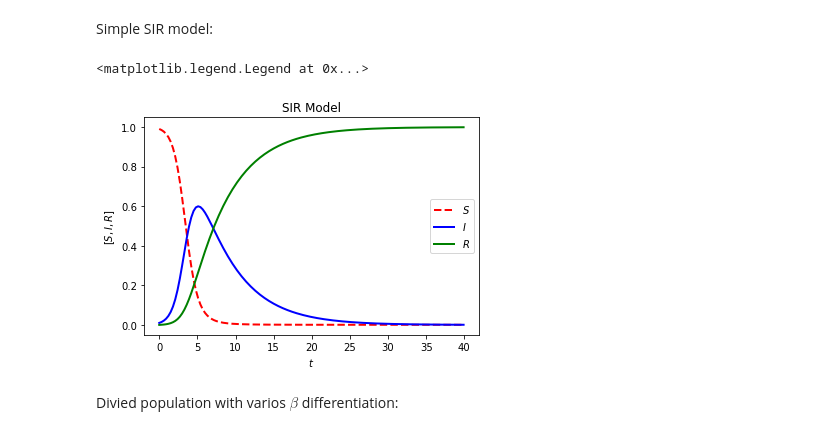
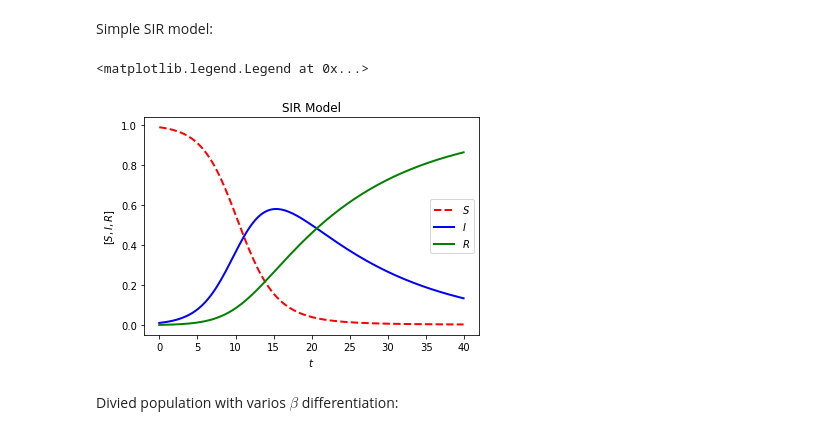
Before and after one commit to ParimahSafarian/Inequality-and-COVID-19, a Jupyter notebook: Fitting_Examiniation.ipynb, the cells around one changed output. Cells and saved outputs as stored; diff of their text form; code cells hidden in the pictures.

```diff
--- a/Fitting_Examiniation.ipynb
+++ b/Fitting_Examiniation.ipynb
@@ -17,36 +17,36 @@ t = np.arange(0,40, 0.3)
 k0=[1 - 0.01, 0.01, 0] #normalized population
 
 #Differential equation
-eta = 1.5
-gamma = 0.2
+eta = 0.5
+gamma = 1/14
 def f(k,t):
     S = k[0]
     I = k[1]
     R = k[2]
     dSdt = -1*eta*I*S
     dIdt = eta*I*S - gamma*I
     dRdt = gamma*I
     return [dSdt, dIdt, dRdt]
 
 
 #Solve
 k_s = odeint(f,k0,t)
 
 #Plotting
 plt.plot(t,k_s[:,0],'r--', linewidth=2.0)
 plt.plot(t,k_s[:,1],'b-', linewidth=2.0)
 plt.plot(t,k_s[:,2],'g-', linewidth=2.0)
 
 #print(k[20, 0])
 plt.title("SIR Model")    #'$\u03B2 =$ {}, $\gamma =$ {}'.format(eta, gamma))
 plt.xlabel("$t$")
 plt.ylabel("$[S, I, R]$")
 plt.legend(["$S$","$I$", "$R$"])
 
 # plt.savefig('sir.png', dpi = 1200)
 # %% [output]
 <matplotlib.legend.Legend at 0x...>
-[figure, old version]
+[figure, new version]
 # %% [markdown]
 Divied population with varios $\beta$ differentiation:
 # %%
```
Also changed, not shown: parts of 21 cells of this notebook.
